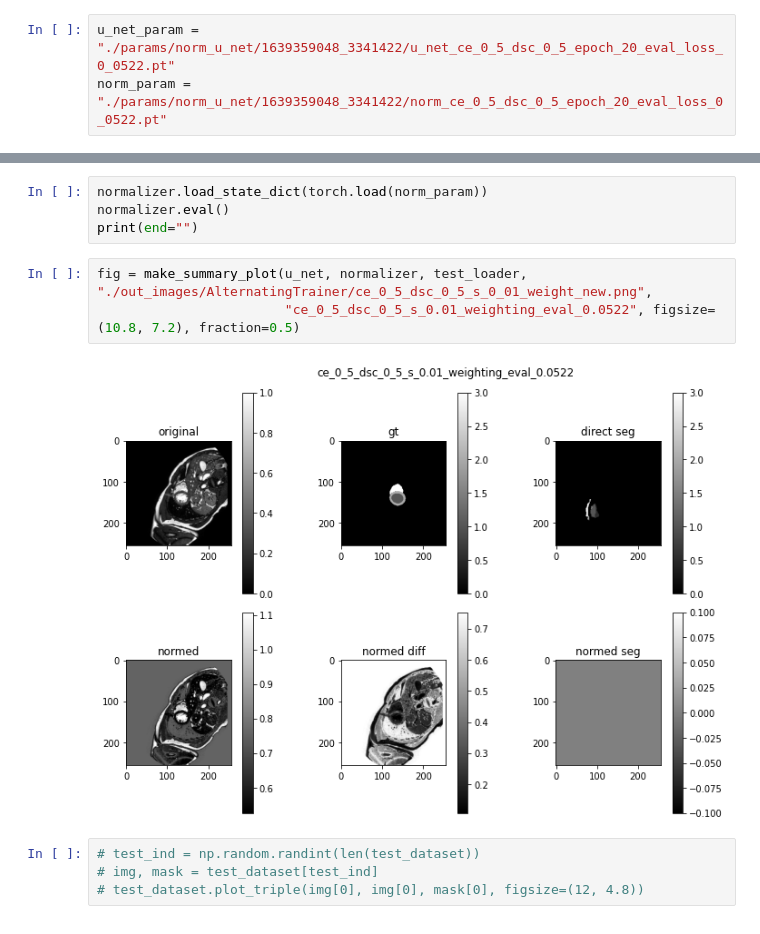
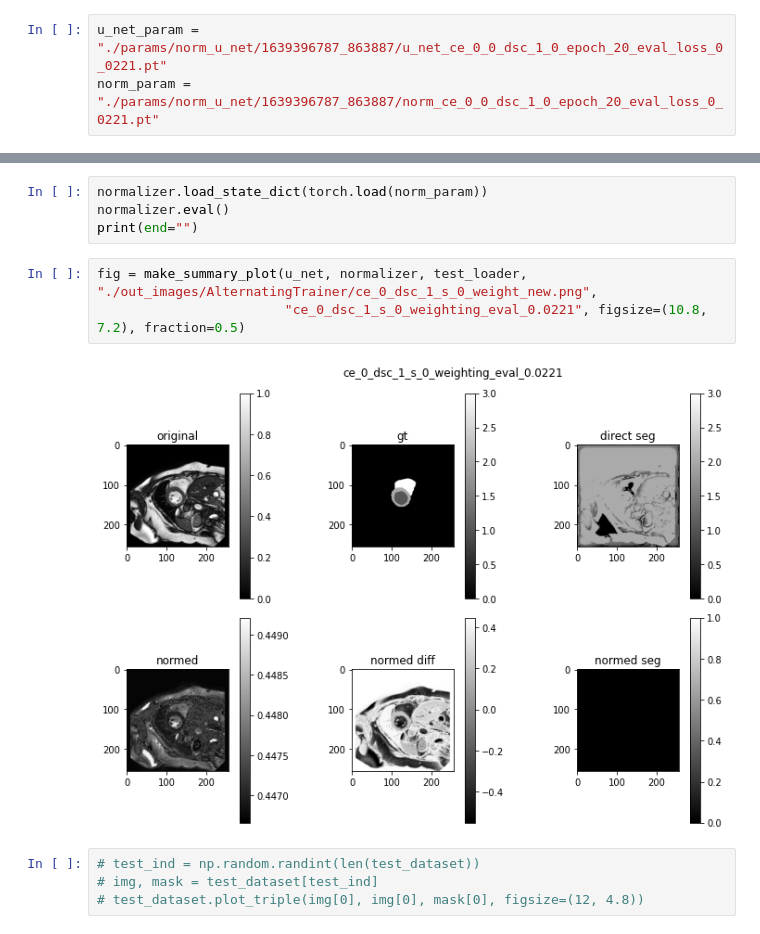
Before and after one commit to 10258392511/SemesterProject1, a Jupyter notebook: run_alternating_opt.ipynb, the cells around one changed output, grey strips where cells are left out. Saved outputs shown, nothing was run; the diff lists cells and outputs as text.

```diff
--- a/run_alternating_opt.ipynb
+++ b/run_alternating_opt.ipynb
@@ -113,8 +113,8 @@ from helpers.utils import make_summary_plot
 # %%
 DEVICE = torch.device("cuda")
 # %%
-u_net_param = "./params/norm_u_net/1639359048_3341422/u_net_ce_0_5_dsc_0_5_epoch_20_eval_loss_0_0522.pt"
-norm_param = "./params/norm_u_net/1639359048_3341422/norm_ce_0_5_dsc_0_5_epoch_20_eval_loss_0_0522.pt"
+u_net_param = "./params/norm_u_net/1639396787_863887/u_net_ce_0_0_dsc_1_0_epoch_20_eval_loss_0_0221.pt"
+norm_param = "./params/norm_u_net/1639396787_863887/norm_ce_0_0_dsc_1_0_epoch_20_eval_loss_0_0221.pt"
 # %%
 normalizer = Normalizer().to(DEVICE)
 u_net = UNet(num_down_blocks=4, target_channels=4, in_channels=1).to(DEVICE)
@@ -127,10 +127,10 @@ normalizer.load_state_dict(torch.load(norm_param))
 normalizer.eval()
 print(end="")
 # %%
-fig = make_summary_plot(u_net, normalizer, test_loader, "./out_images/AlternatingTrainer/ce_0_5_dsc_0_5_s_0_01_weight_new.png",
-                        "ce_0_5_dsc_0_5_s_0.01_weighting_eval_0.0522", figsize=(10.8, 7.2), fraction=0.5)
+fig = make_summary_plot(u_net, normalizer, test_loader, "./out_images/AlternatingTrainer/ce_0_dsc_1_s_0_weight_new.png",
+                        "ce_0_dsc_1_s_0_weighting_eval_0.0221", figsize=(10.8, 7.2), fraction=0.5)
 # %% [output]
-[figure, old version]
+[figure, new version]
 # %%
 # test_ind = np.random.randint(len(test_dataset))
 # img, mask = test_dataset[test_ind]
```
Also changed, not shown: 1 other file.
